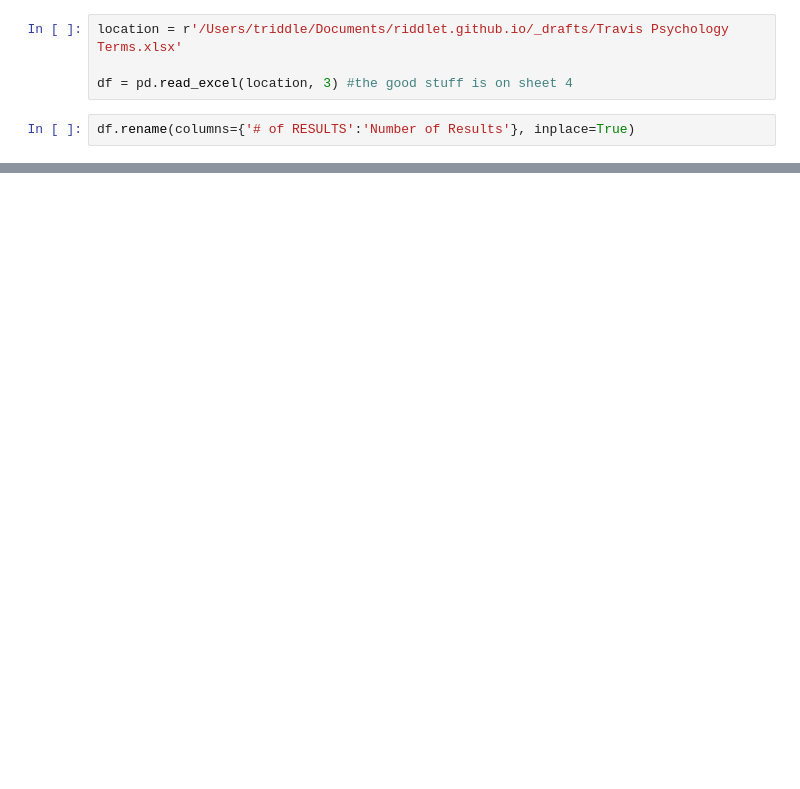
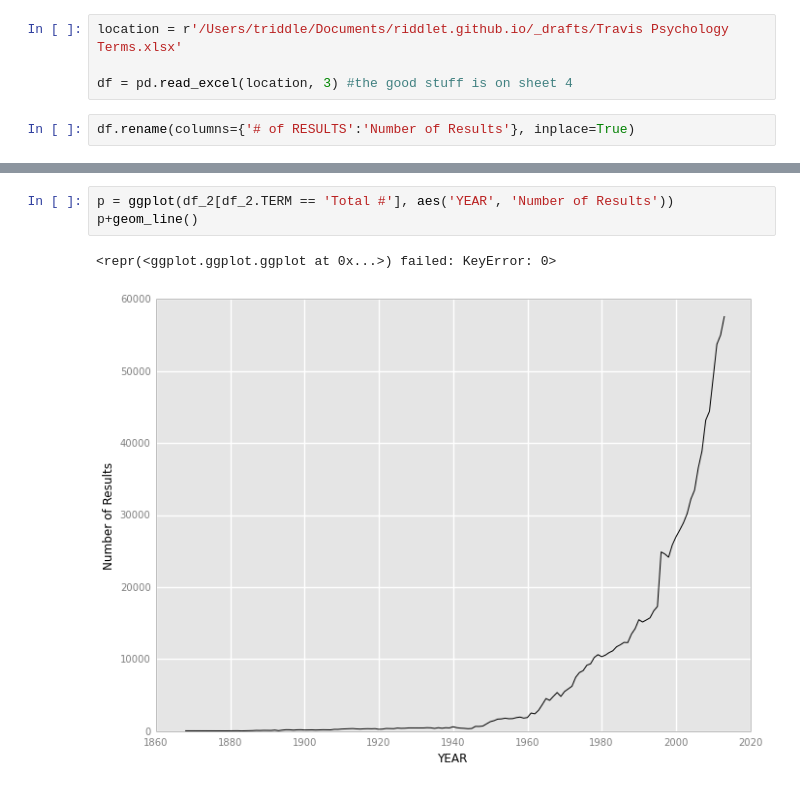
Before and after one commit to riddlet/riddlet.github.io, a Jupyter notebook: _drafts/Publication counts.ipynb, the cells around one changed output, grey strips where cells are left out. Cells and saved outputs as stored; diff of their text form; blank space fills up the shorter version.

```diff
--- a/_drafts/Publication counts.ipynb
+++ b/_drafts/Publication counts.ipynb
@@ -90,0 +48,6 @@ print pd.__version__
+# %%
+p = ggplot(df_2[df_2.TERM == 'Total #'], aes('YEAR', 'Number of Results'))
+p+geom_line()
+# %% [output]
+<repr(<ggplot.ggplot.ggplot at 0x...>) failed: KeyError: 0>
+[figure, added]
```
Also changed, not shown: parts of 16 cells of this notebook.
